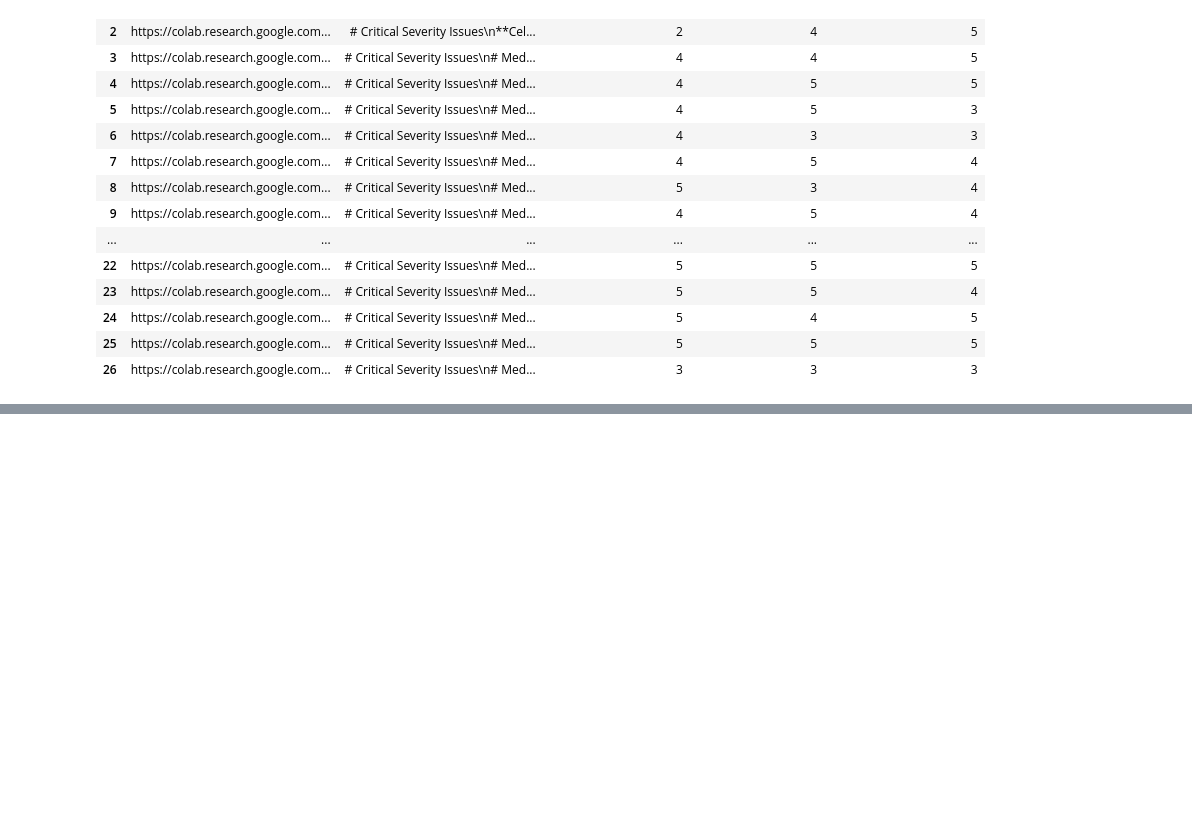
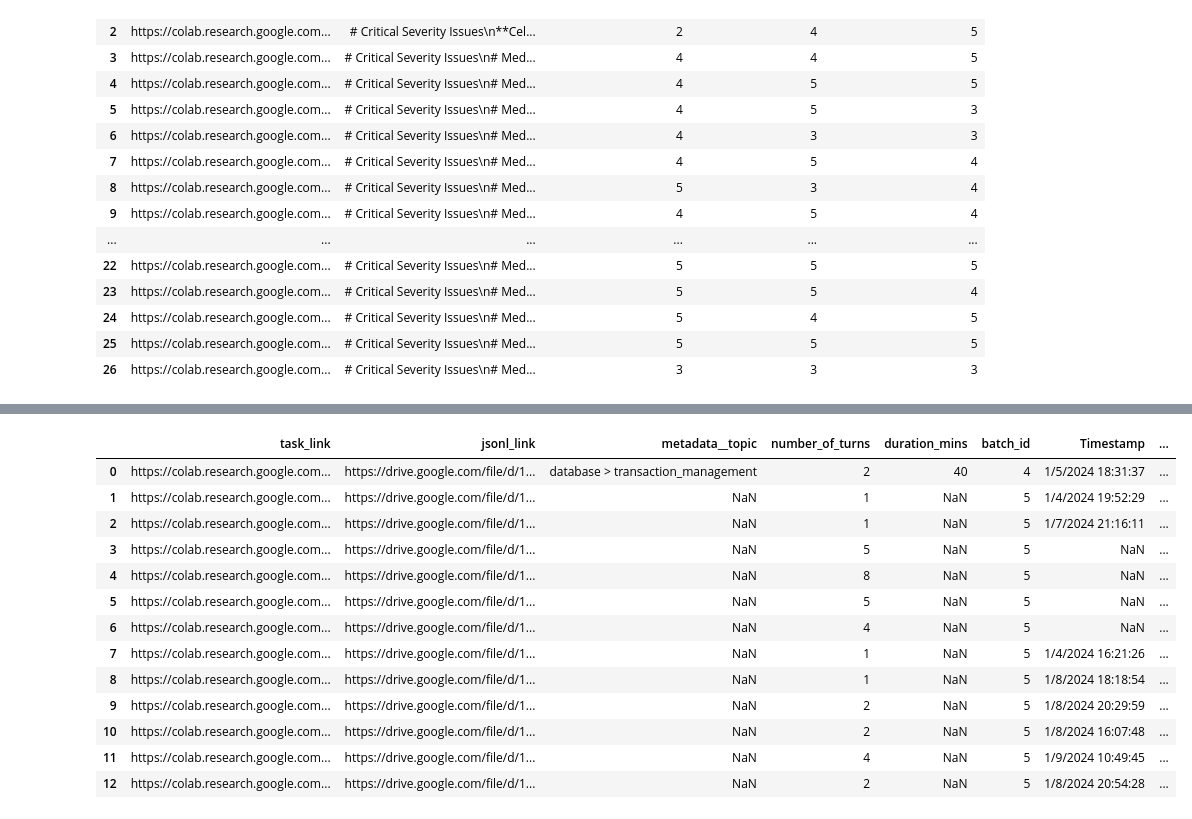
Before and after one commit to alexei-v-tu/character_tasks, a Jupyter notebook: operations/gpt_reviews/full_convo_code_reviewer.ipynb, the cells around one changed output, grey strips where cells are left out. Saved outputs shown, nothing was run; the diff lists cells and outputs as text; code cells hidden in the pictures; blank space fills up the shorter version.

```diff
--- a/operations/gpt_reviews/full_convo_code_reviewer.ipynb
+++ b/operations/gpt_reviews/full_convo_code_reviewer.ipynb
@@ -170,7 +176,9 @@ from src.sheets_utils import download_sheet_as_df
 from utils import PROJECT_ROOT
 service_account_path = PROJECT_ROOT + "creds/google__sa.json"
 tracking_sheet_id = "1qBU7Kvuuij2fxbqPxebReKMxWgIBmOIE5Gi4ZuX0j_4"
-tasks_sheets_df = download_sheet_as_df(service_account_path, tracking_sheet_id, 'Reviews')
+reviews_sheets_df = download_sheet_as_df(service_account_path, tracking_sheet_id, 'Reviews')
+from utils import get_delivered_df
+delivered_df = get_delivered_df([1,2,3,4,5])
 # %%
 youssef_df = tasks_sheets_df[tasks_sheets_df['Email Address'] == 'youssef.h@turing.com'].head(7)
 chirag_df = tasks_sheets_df[tasks_sheets_df['Email Address'] == 'chirag.rade-c@turing.com'].head(20)
@@ -446,3 +456,20 @@ notebooks_df
 | 24 | https://colab.research.google.com... | # Critical Severity Issues\n# Med... | 5 | 4 | 5 |
 | 25 | https://colab.research.google.com... | # Critical Severity Issues\n# Med... | 5 | 5 | 5 |
 | 26 | https://colab.research.google.com... | # Critical Severity Issues\n# Med... | 3 | 3 | 3 |
+# %%
+notebook_urls = """
+https://colab.research.google.com/drive/1_lUJ5N3a8gX4pz2AEZ1LHhlLxKc-RsRG
+https://colab.research.google.com/drive/1qJPPqc7d1M4ljB2fWss3XniuCXL_-J6w
+https://colab.research.google.com/drive/1UeXB6ceNocGOSwSsOxH3ZQ2ZPFCBsQQn
+https://colab.research.google.com/drive/1cP6qzbSAWYKL8QgTNPa9S85qApJejzde
+https://colab.research.google.com/drive/1FIo_t-nNB41OVE4BqsfHC8EeMKcB3hVd
+https://colab.research.google.com/drive/1JUY9363HPsn5ChuweH_i31EzSsJPzSwX
+https://colab.research.google.com/drive/1kL_7R8kTnbT0nDuuVweaHMszel7ITPhO
+https://colab.research.google.com/drive/1yfP7u0DJjcZvthfDq-_GQcc343eTRMWM
+https://colab.research.google.com/drive/182EqzbvKd4W7-eEuAoRInPtWzMj9oVPl
+https://colab.research.google.com/drive/1CPEz-cjdkWop8Ju5Mn0Gb75sEr24UUUl
+https://colab.research.google.com/drive/189Fnel9xYNfdHXLDhwp83We0qiHvTcG-
+https://colab.research.google.com/drive/1KtSOMVTE5kj8VuId-zm-y_TZVVMQwYwZ
+https://colab.research.google.com/drive/1Unbsf2xICxBcqMFzYBbyS9NW4kVtr7Os
+""".strip().split()
+len(notebook_urls)
@@ -448,0 +498,20 @@ notebooks_df
+# %%
+selected_rows_df = delivered_df[delivered_df['task_link'].isin(notebook_urls)]
+selected_rows_df = selected_rows_df.merge(reviews_sheets_df, left_on='task_link', right_on='Task Link [Google Colab]', how='left')
+
+selected_rows_df
+# %% [output]
+|  | task_link | jsonl_link | metadata__topic | number_of_turns | duration_mins | batch_id | Timestamp | ... |
+| 0 | https://colab.research.google.com... | https://drive.google.com/file/d/1... | database > transaction_management | 2 | 40 | 4 | 1/5/2024 18:31:37 | ... |
+| 1 | https://colab.research.google.com... | https://drive.google.com/file/d/1... | NaN | 1 | NaN | 5 | 1/4/2024 19:52:29 | ... |
+| 2 | https://colab.research.google.com... | https://drive.google.com/file/d/1... | NaN | 1 | NaN | 5 | 1/7/2024 21:16:11 | ... |
+| 3 | https://colab.research.google.com... | https://drive.google.com/file/d/1... | NaN | 5 | NaN | 5 | NaN | ... |
+| 4 | https://colab.research.google.com... | https://drive.google.com/file/d/1... | NaN | 8 | NaN | 5 | NaN | ... |
+| 5 | https://colab.research.google.com... | https://drive.google.com/file/d/1... | NaN | 5 | NaN | 5 | NaN | ... |
+| 6 | https://colab.research.google.com... | https://drive.google.com/file/d/1... | NaN | 4 | NaN | 5 | NaN | ... |
+| 7 | https://colab.research.google.com... | https://drive.google.com/file/d/1... | NaN | 1 | NaN | 5 | 1/4/2024 16:21:26 | ... |
+| 8 | https://colab.research.google.com... | https://drive.google.com/file/d/1... | NaN | 1 | NaN | 5 | 1/8/2024 18:18:54 | ... |
+| 9 | https://colab.research.google.com... | https://drive.google.com/file/d/1... | NaN | 2 | NaN | 5 | 1/8/2024 20:29:59 | ... |
+| 10 | https://colab.research.google.com... | https://drive.google.com/file/d/1... | NaN | 2 | NaN | 5 | 1/8/2024 16:07:48 | ... |
+| 11 | https://colab.research.google.com... | https://drive.google.com/file/d/1... | NaN | 4 | NaN | 5 | 1/9/2024 10:49:45 | ... |
+| 12 | https://colab.research.google.com... | https://drive.google.com/file/d/1... | NaN | 2 | NaN | 5 | 1/8/2024 20:54:28 | ... |
```
Also changed, not shown: parts of 20 cells of this notebook, 7 other files.
